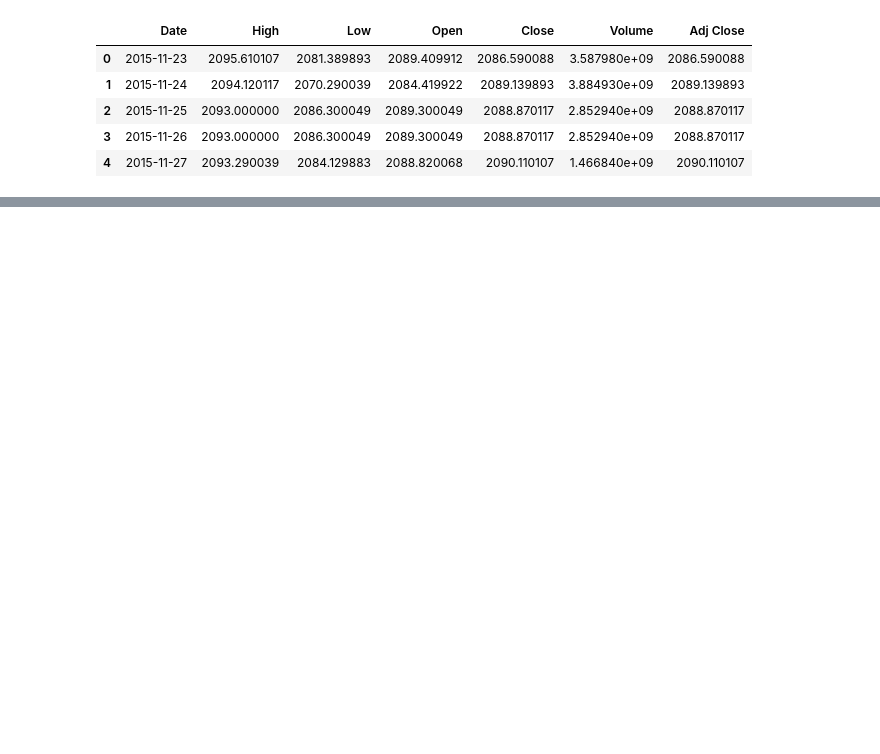
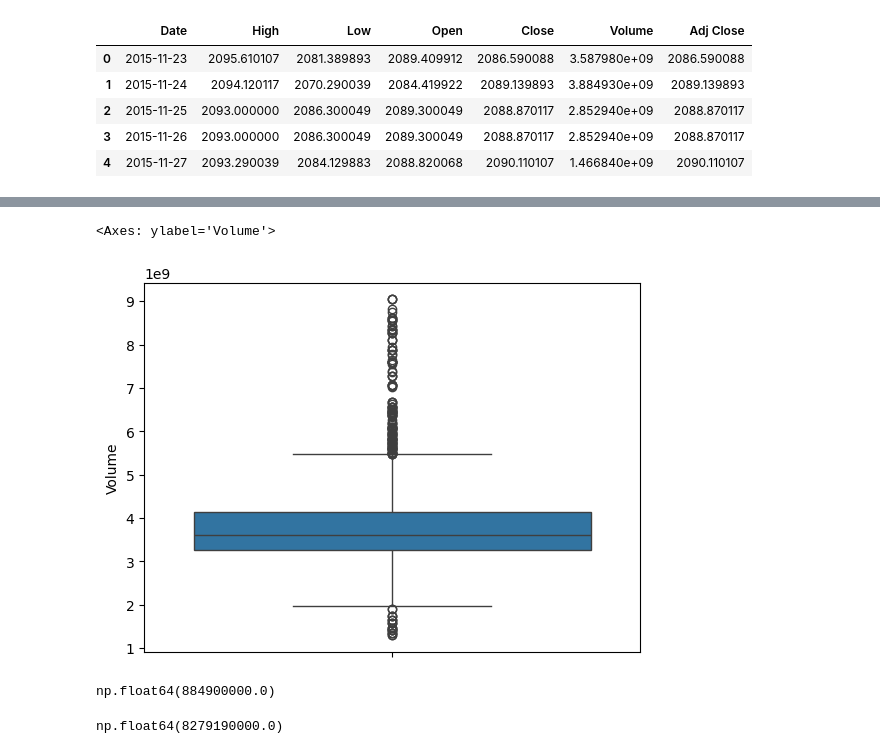
Before and after one commit to Handras18/Time-Series-Forecasting, a Jupyter notebook: 01_eda.ipynb, the cells around one changed output, grey strips where cells are left out. Drawn from its saved outputs; the diff is of its cells as text; code cells hidden in the pictures; blank space fills up the shorter version.

```diff
--- a/01_eda.ipynb
+++ b/01_eda.ipynb
@@ -17,0 +81,17 @@ df.head()
+# %%
+sns.boxplot(df['Volume']) # log_scale=True?
+# %% [output]
+<Axes: ylabel='Volume'>
+[figure, added]
+# %%
+Q1=df['Volume'].quantile(0.25)
+Q3=df['Volume'].quantile(0.75)
+IQR=Q3-Q1
+IQR
+# %% [output]
+np.float64(884900000.0)
+# %%
+Q99=df['Volume'].quantile(0.99)
+Q99
+# %% [output]
+np.float64(8279190000.0)
```
Also changed, not shown: parts of 16 cells of this notebook.
